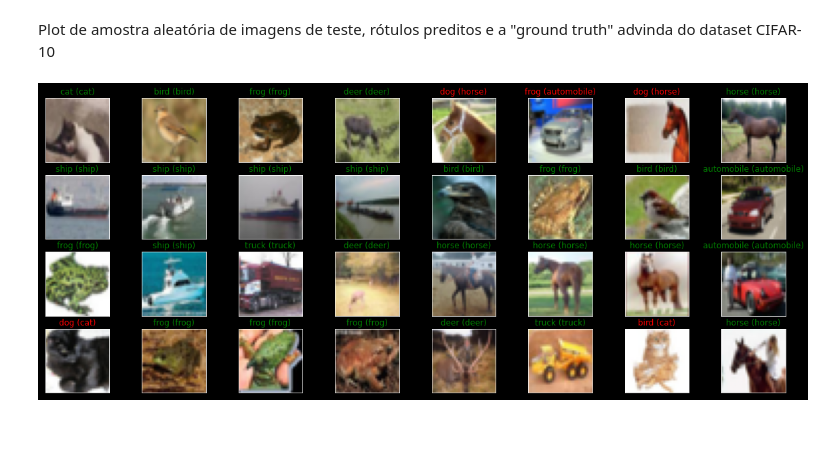
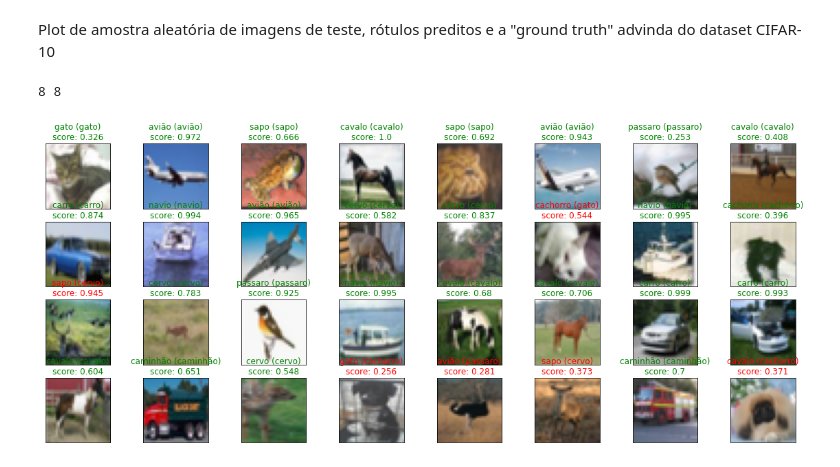
Before and after one commit to hgf777-br/trabalho-final-deep-learning, a Jupyter notebook: Ex6_hgf.ipynb, the cells around one changed output. Saved outputs shown, nothing was run; the diff lists cells and outputs as text; code cells hidden in the pictures; blank space fills up the shorter version.

```diff
--- a/Ex6_hgf.ipynb
+++ b/Ex6_hgf.ipynb
@@ -222,14 +203,25 @@ cifar10_labels = ['airplane', 'automobile', 'bird', 'cat', 'deer', 'dog', 'frog'
+# %%
+cifar10_labels = ['avião', 'carro', 'passaro', 'gato', 'cervo', 'cachorro', 'sapo', 'cavalo', 'navio', 'caminhão']
 # %% [markdown]
 Plot de amostra aleatória de imagens de teste, rótulos preditos e a "ground truth" advinda do dataset CIFAR-10
+# %%
+idx = 1
+pred_idx = np.argmax(y_hat[1])
+true_idx = np.argmax(y_test[1])
+
+print(pred_idx, true_idx)
+# %% [output]
+8 8
 # %%
 fig = plt.figure(figsize=(20, 8))
 for i, idx in enumerate(np.random.choice(x_test.shape[0], size=32, replace=False)):
     ax = fig.add_subplot(4, 8, i + 1, xticks=[], yticks=[])
     ax.imshow(np.squeeze(x_test[idx]))
     pred_idx = np.argmax(y_hat[idx])
+    pred_proba = y_hat[idx][pred_idx]
     true_idx = np.argmax(y_test[idx])
-    ax.set_title("{} ({})".format(cifar10_labels[pred_idx], cifar10_labels[true_idx]),
+    ax.set_title("{} ({})\nscore: {:.3}".format(cifar10_labels[pred_idx], cifar10_labels[true_idx], pred_proba),
                  color=("green" if pred_idx == true_idx else "red"))
     # amostras corretamente classificadas em verde, incorretamente classificadas em vermelho
 # %% [output]
-[figure, old version]
+[figure, new version]
```
Also changed, not shown: parts of 11 cells of this notebook, 2 other files.
